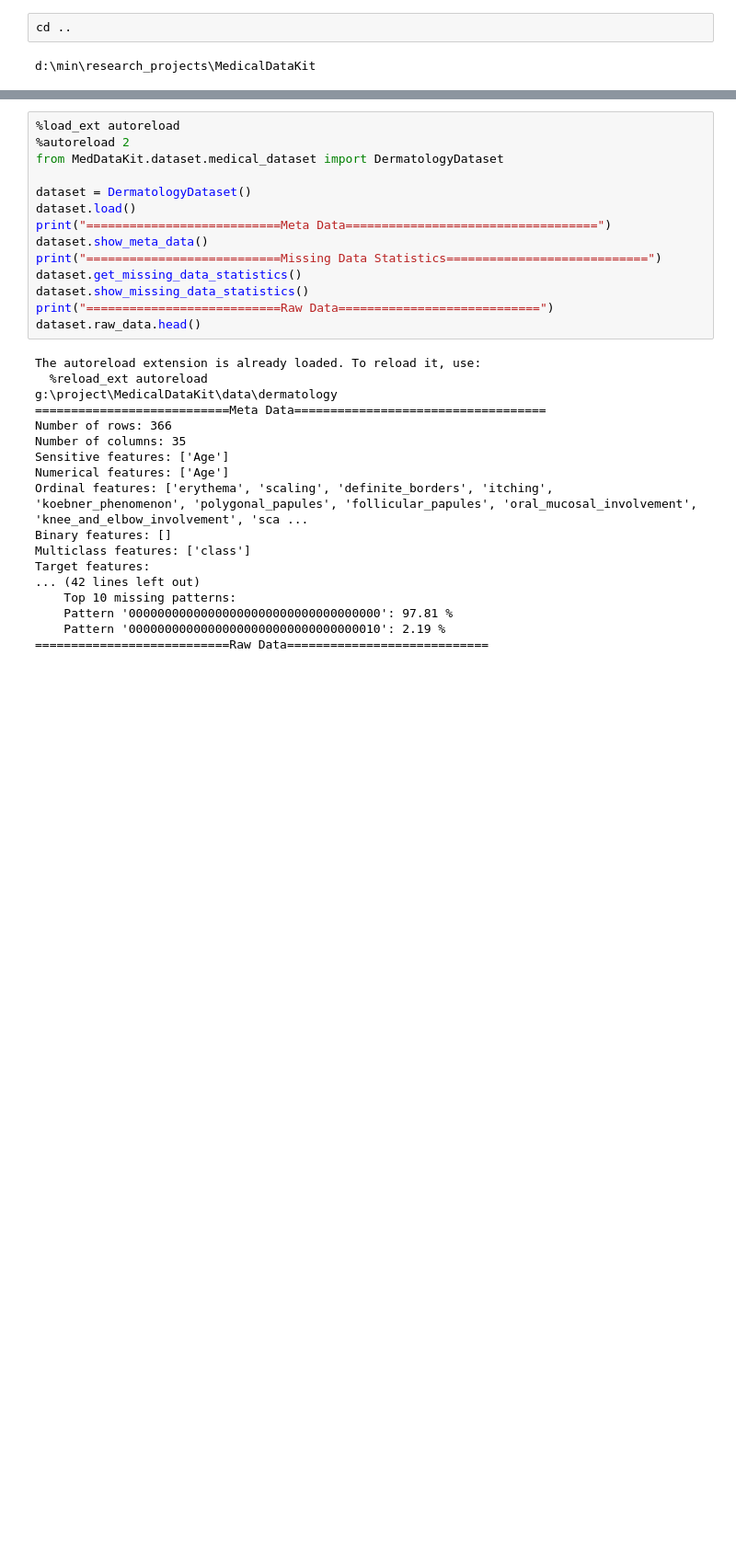
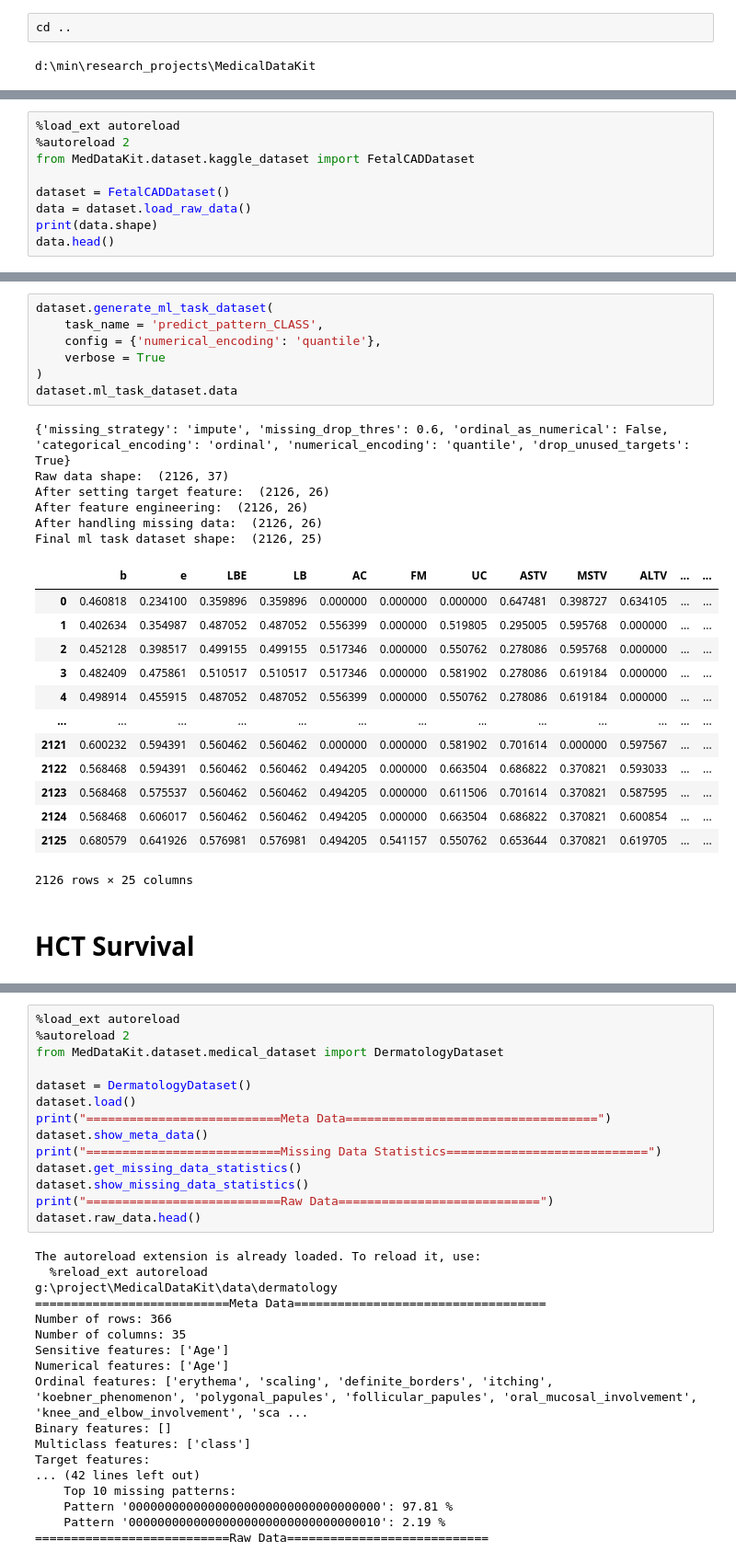
Before and after one commit to sitaomin1994/MedicalDataKit, a Jupyter notebook: notebook/data_fetch.ipynb, the cells around one changed output, grey strips where cells are left out. Shown: that part at 92% size. Saved outputs shown, nothing was run; the diff lists cells and outputs as text; blank space fills up the shorter version.

```diff
--- a/notebook/data_fetch.ipynb
+++ b/notebook/data_fetch.ipynb
@@ -6,0 +407,9 @@ import numpy as np
+# %%
+%load_ext autoreload
+%autoreload 2
+from MedDataKit.dataset.kaggle_dataset import FetalCADDataset
+
+dataset = FetalCADDataset()
+data = dataset.load_raw_data()
+print(data.shape)
+data.head()
@@ -6,0 +502,29 @@ import numpy as np
+# %%
+dataset.generate_ml_task_dataset(
+    task_name = 'predict_pattern_CLASS',
+    config = {'numerical_encoding': 'quantile'},
+    verbose = True
+)
+dataset.ml_task_dataset.data
+# %% [output]
+{'missing_strategy': 'impute', 'missing_drop_thres': 0.6, 'ordinal_as_numerical': False, 'categorical_encoding': 'ordinal', 'numerical_encoding': 'quantile', 'drop_unused_targets': True}
+Raw data shape:  (2126, 37)
+After setting target feature:  (2126, 26)
+After feature engineering:  (2126, 26)
+After handling missing data:  (2126, 26)
+Final ml task dataset shape:  (2126, 25)
+|  | b | e | LBE | LB | AC | FM | UC | ASTV | MSTV | ALTV | ... | ... |
+| 0 | 0.460818 | 0.234100 | 0.359896 | 0.359896 | 0.000000 | 0.000000 | 0.000000 | 0.647481 | 0.398727 | 0.634105 | ... | ... |
+| 1 | 0.402634 | 0.354987 | 0.487052 | 0.487052 | 0.556399 | 0.000000 | 0.519805 | 0.295005 | 0.595768 | 0.000000 | ... | ... |
+| 2 | 0.452128 | 0.398517 | 0.499155 | 0.499155 | 0.517346 | 0.000000 | 0.550762 | 0.278086 | 0.595768 | 0.000000 | ... | ... |
+| 3 | 0.482409 | 0.475861 | 0.510517 | 0.510517 | 0.517346 | 0.000000 | 0.581902 | 0.278086 | 0.619184 | 0.000000 | ... | ... |
+| 4 | 0.498914 | 0.455915 | 0.487052 | 0.487052 | 0.556399 | 0.000000 | 0.550762 | 0.278086 | 0.619184 | 0.000000 | ... | ... |
+| ... | ... | ... | ... | ... | ... | ... | ... | ... | ... | ... | ... | ... |
+| 2121 | 0.600232 | 0.594391 | 0.560462 | 0.560462 | 0.000000 | 0.000000 | 0.581902 | 0.701614 | 0.000000 | 0.597567 | ... | ... |
+| 2122 | 0.568468 | 0.594391 | 0.560462 | 0.560462 | 0.494205 | 0.000000 | 0.663504 | 0.686822 | 0.370821 | 0.593033 | ... | ... |
+| 2123 | 0.568468 | 0.575537 | 0.560462 | 0.560462 | 0.494205 | 0.000000 | 0.611506 | 0.701614 | 0.370821 | 0.587595 | ... | ... |
+| 2124 | 0.568468 | 0.606017 | 0.560462 | 0.560462 | 0.494205 | 0.000000 | 0.663504 | 0.686822 | 0.370821 | 0.600854 | ... | ... |
+| 2125 | 0.680579 | 0.641926 | 0.576981 | 0.576981 | 0.494205 | 0.541157 | 0.550762 | 0.653644 | 0.370821 | 0.619705 | ... | ... |
+2126 rows × 25 columns
+# %% [markdown]
+# HCT Survival
```
Also changed, not shown: parts of 35 cells of this notebook, 11 other files.
